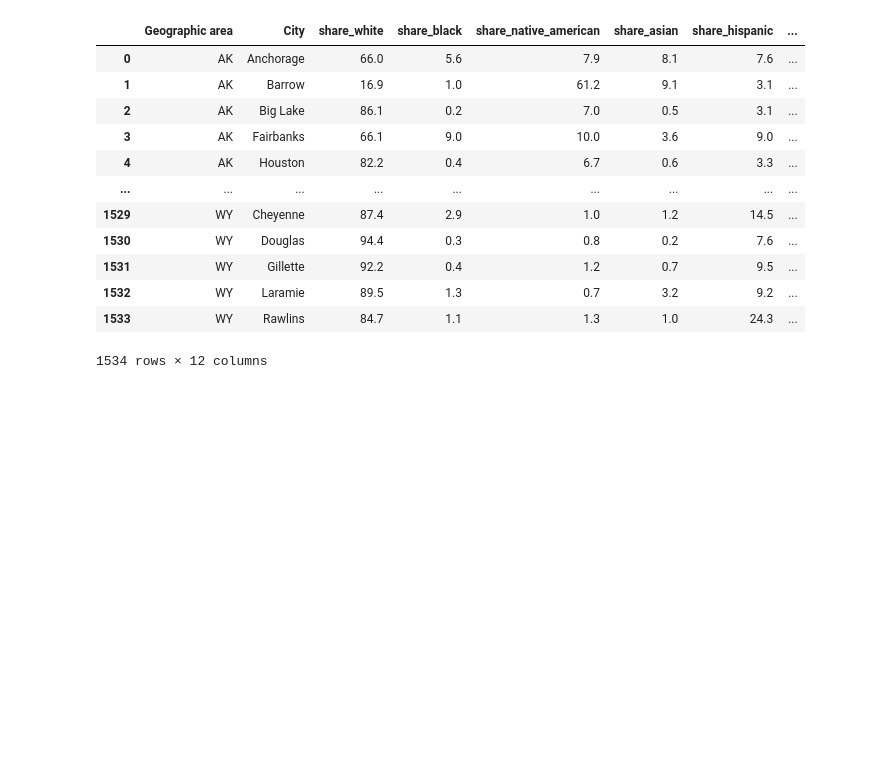
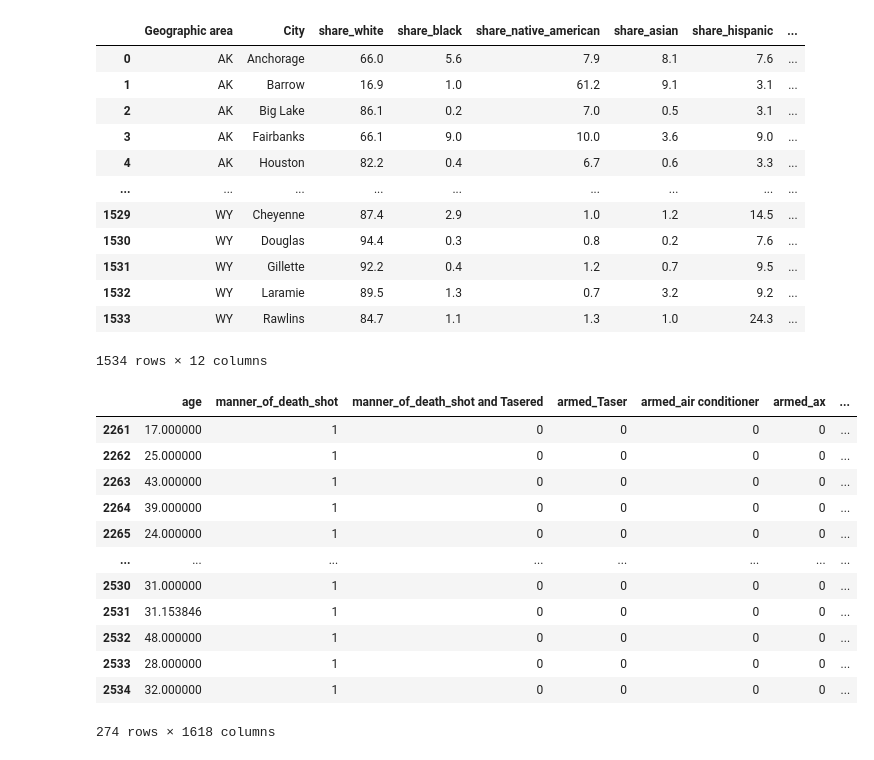
Before and after one commit to SaadSatter/Fatal_force_datascience, a Jupyter notebook: eshan_ver.ipynb, the cells around one changed output. Saved outputs shown, nothing was run; the diff lists cells and outputs as text; code cells hidden in the pictures; blank space fills up the shorter version.

```diff
--- a/eshan_ver.ipynb
+++ b/eshan_ver.ipynb
@@ -1594,3 +1594,33 @@ df_support
 | 1532 | WY | Laramie | 89.5 | 1.3 | 0.7 | 3.2 | 9.2 | ... |
 | 1533 | WY | Rawlins | 84.7 | 1.1 | 1.3 | 1.0 | 24.3 | ... |
 1534 rows × 12 columns
+# %%
+
+
+# pd.get_dummies(df_total_copy, columns=['manner_of_death', 'armed', 'gender', 'city', ])
+df_temp = df_total_copy.drop(columns=['id', 'name', 'date', 'state'])
+# df_temp
+
+df_temp = pd.get_dummies(df_temp, columns=['manner_of_death', 'armed', 'gender', 'city', 'signs_of_mental_illness', 'threat_level', 'flee', 'body_camera'])
+
+training_es_x = df_temp.iloc[0:2261].drop(columns=['race'])
+training_es_y = df_temp.iloc[0:2261]['race']
+
+testing_es_x = df_temp.iloc[2261:].drop(columns=['race'])
+testing_es_y = df_temp.iloc[2261:]['race']
+
+testing_es_x
+# %% [output]
+|  | age | manner_of_death_shot | manner_of_death_shot and Tasered | armed_Taser | armed_air conditioner | armed_ax | ... |
+| 2261 | 17.000000 | 1 | 0 | 0 | 0 | 0 | ... |
+| 2262 | 25.000000 | 1 | 0 | 0 | 0 | 0 | ... |
+| 2263 | 43.000000 | 1 | 0 | 0 | 0 | 0 | ... |
+| 2264 | 39.000000 | 1 | 0 | 0 | 0 | 0 | ... |
+| 2265 | 24.000000 | 1 | 0 | 0 | 0 | 0 | ... |
+| ... | ... | ... | ... | ... | ... | ... | ... |
+| 2530 | 31.000000 | 1 | 0 | 0 | 0 | 0 | ... |
+| 2531 | 31.153846 | 1 | 0 | 0 | 0 | 0 | ... |
+| 2532 | 48.000000 | 1 | 0 | 0 | 0 | 0 | ... |
+| 2533 | 28.000000 | 1 | 0 | 0 | 0 | 0 | ... |
+| 2534 | 32.000000 | 1 | 0 | 0 | 0 | 0 | ... |
+274 rows × 1618 columns
```
Also changed, not shown: parts of 9 cells of this notebook.
